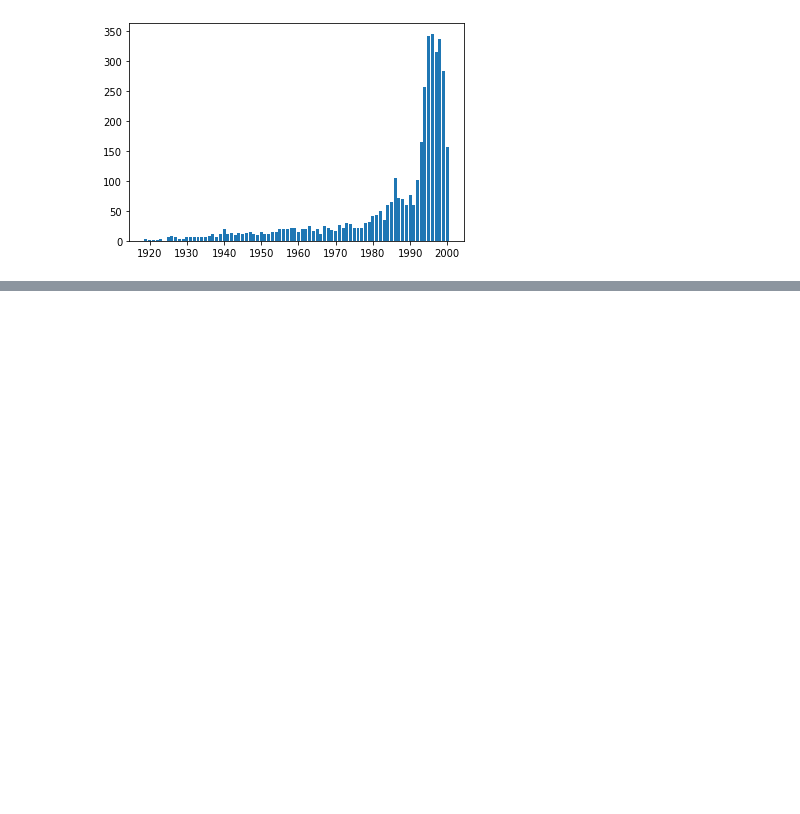
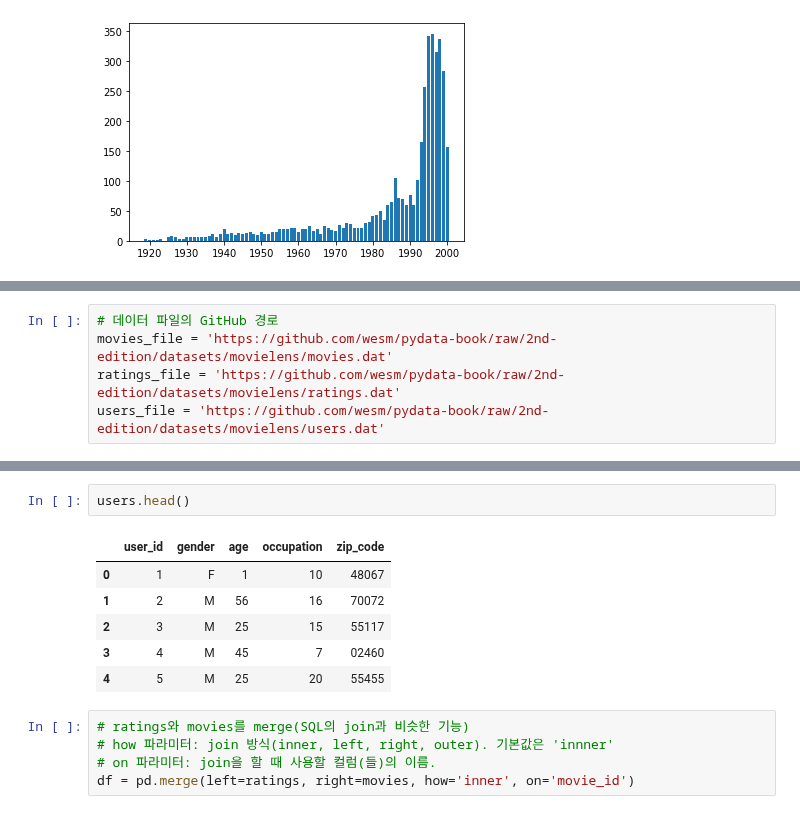
Before and after one commit to JakeOh/202110_itw_lab_python, a Jupyter notebook: py25_movielens.ipynb, the cells around one changed output, grey strips where cells are left out. Saved outputs shown, nothing was run; the diff lists cells and outputs as text; blank space fills up the shorter version.

```diff
--- a/py25_movielens.ipynb
+++ b/py25_movielens.ipynb
@@ -280,0 +283,5 @@ plt.show()
+# %%
+# 데이터 파일의 GitHub 경로
+movies_file = 'https://github.com/wesm/pydata-book/raw/2nd-edition/datasets/movielens/movies.dat'
+ratings_file = 'https://github.com/wesm/pydata-book/raw/2nd-edition/datasets/movielens/ratings.dat'
+users_file = 'https://github.com/wesm/pydata-book/raw/2nd-edition/datasets/movielens/users.dat'
@@ -280,0 +365,14 @@ plt.show()
+# %%
+users.head()
+# %% [output]
+|  | user_id | gender | age | occupation | zip_code |
+| 0 | 1 | F | 1 | 10 | 48067 |
+| 1 | 2 | M | 56 | 16 | 70072 |
+| 2 | 3 | M | 25 | 15 | 55117 |
+| 3 | 4 | M | 45 | 7 | 02460 |
+| 4 | 5 | M | 25 | 20 | 55455 |
+# %%
+# ratings와 movies를 merge(SQL의 join과 비슷한 기능)
+# how 파라미터: join 방식(inner, left, right, outer). 기본값은 'innner'
+# on 파라미터: join을 할 때 사용할 컬럼(들)의 이름.
+df = pd.merge(left=ratings, right=movies, how='inner', on='movie_id')
```
Also changed, not shown: parts of 16 cells of this notebook.
